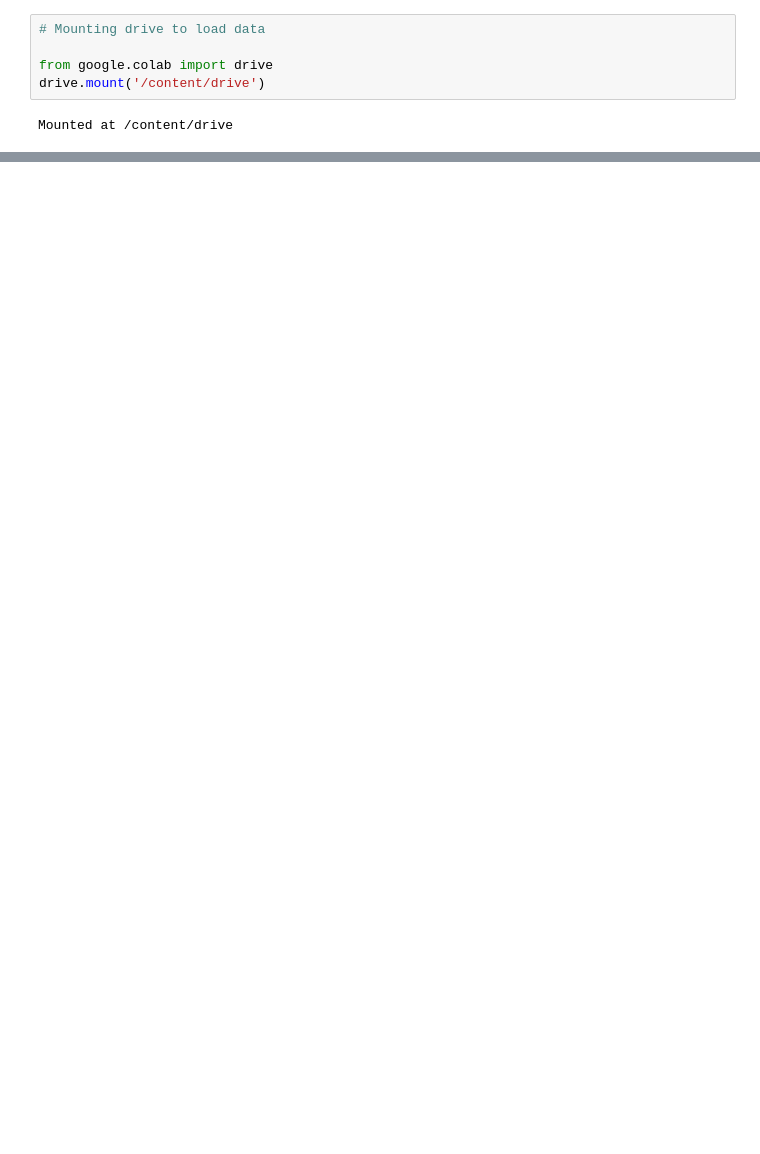
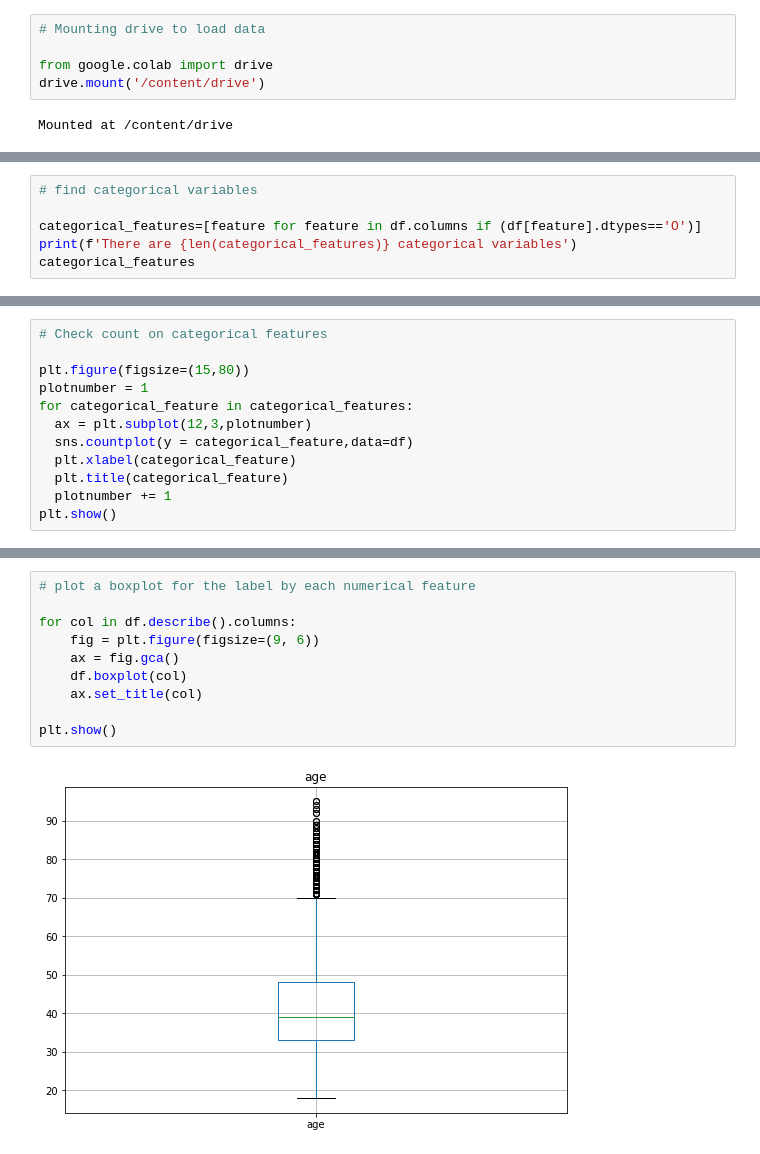
Before and after one commit to sainirajesh17/Bank_Marketing_Effectiveness_Prediction-ML_Classification-, a Jupyter notebook: ML_II_(Classification)_Bank_Marketing_Effectiveness_Prediction_Capstone_Project.ipynb, the cells around one changed output, grey strips where cells are left out. Cells and saved outputs as stored; diff of their text form; blank space fills up the shorter version.

```diff
--- a/ML_II_(Classification)_Bank_Marketing_Effectiveness_Prediction_Capstone_Project.ipynb
+++ b/ML_II_(Classification)_Bank_Marketing_Effectiveness_Prediction_Capstone_Project.ipynb
@@ -71,0 +179,6 @@ df.tail()
+# %%
+# find categorical variables
+
+categorical_features=[feature for feature in df.columns if (df[feature].dtypes=='O')]
+print(f'There are {len(categorical_features)} categorical variables')
+categorical_features
@@ -71,0 +235,12 @@ df.tail()
+# %%
+# Check count on categorical features
+
+plt.figure(figsize=(15,80))
+plotnumber = 1
+for categorical_feature in categorical_features:
+  ax = plt.subplot(12,3,plotnumber)
+  sns.countplot(y = categorical_feature,data=df)
+  plt.xlabel(categorical_feature)
+  plt.title(categorical_feature)
+  plotnumber += 1
+plt.show()
@@ -71,0 +290,12 @@ df.tail()
+# %%
+# plot a boxplot for the label by each numerical feature
+
+for col in df.describe().columns:
+    fig = plt.figure(figsize=(9, 6))
+    ax = fig.gca()
+    df.boxplot(col)
+    ax.set_title(col)
+
+plt.show()
+# %% [output]
+[figure, added]
```
Also changed, not shown: parts of 36 cells of this notebook.
